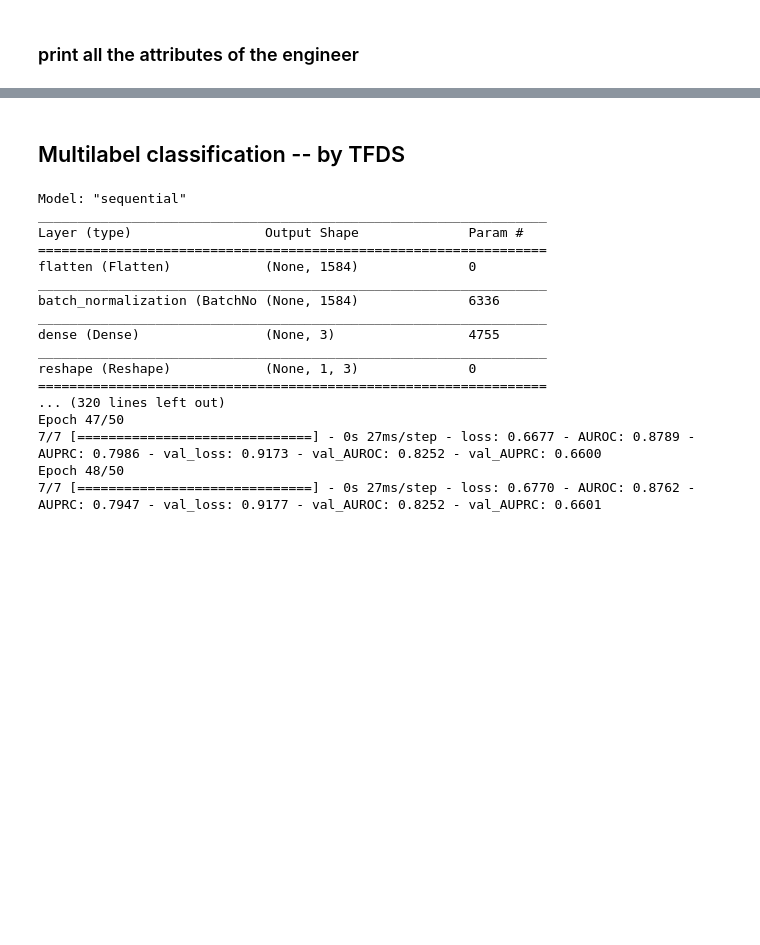
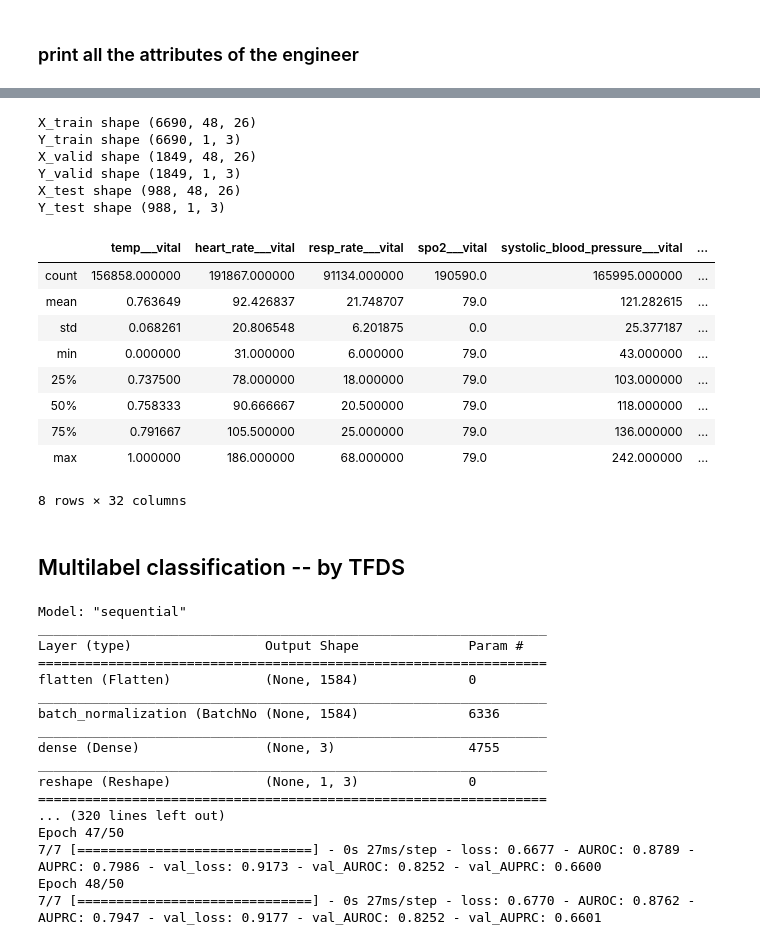
Before and after one commit to JiaxingQiu/FAIRStream, a Jupyter notebook: FAIRStream/tutorial_case4.ipynb, the cells around one changed output, grey strips where cells are left out. Cells and saved outputs as stored; diff of their text form; code cells hidden in the pictures; blank space fills up the shorter version.

```diff
--- a/FAIRStream/tutorial_case4.ipynb
+++ b/FAIRStream/tutorial_case4.ipynb
@@ -164,3 +175,43 @@ bsi_stream.engineer.hist
+# %%
+# save tfds in np.array objects
+X_train, Y_train, X_valid, Y_valid, X_test, Y_test = bsi_stream.engineer.ExtractXY()
+X_train = X_train.astype('float32')
+X_valid = X_valid.astype('float32')
+X_test = X_test.astype('float32')
+print("X_train shape", X_train.shape)
+print("Y_train shape", Y_train.shape)
+print("X_valid shape", X_valid.shape)
+print("Y_valid shape", Y_valid.shape)
+print("X_test shape", X_test.shape)
+print("Y_test shape", Y_test.shape)
+np.save("./X_train_uvanew.npy", X_train)
+np.save("./Y_train_uvanew.npy", Y_train)
+np.save("./X_valid_uvanew.npy", X_valid)
+np.save("./Y_valid_uvanew.npy", Y_valid)
+np.save("./X_test_uvanew.npy", X_test)
+np.save("./Y_test_uvanew.npy", Y_test)
+# %% [output]
+X_train shape (6690, 48, 26)
+Y_train shape (6690, 1, 3)
+X_valid shape (1849, 48, 26)
+Y_valid shape (1849, 1, 3)
+X_test shape (988, 48, 26)
+Y_test shape (988, 1, 3)
+# %%
+all_df = pd.concat( [bsi_stream.engineer.train_df, bsi_stream.engineer.train_df], axis=0)
+all_df = pd.concat( [all_df, bsi_stream.engineer.test_df], axis=0)
+all_df.describe()
+# %% [output]
+|  | temp___vital | heart_rate___vital | resp_rate___vital | spo2___vital | systolic_blood_pressure___vital | ... |
+| count | 156858.000000 | 191867.000000 | 91134.000000 | 190590.0 | 165995.000000 | ... |
+| mean | 0.763649 | 92.426837 | 21.748707 | 79.0 | 121.282615 | ... |
+| std | 0.068261 | 20.806548 | 6.201875 | 0.0 | 25.377187 | ... |
+| min | 0.000000 | 31.000000 | 6.000000 | 79.0 | 43.000000 | ... |
+| 25% | 0.737500 | 78.000000 | 18.000000 | 79.0 | 103.000000 | ... |
+| 50% | 0.758333 | 90.666667 | 20.500000 | 79.0 | 118.000000 | ... |
+| 75% | 0.791667 | 105.500000 | 25.000000 | 79.0 | 136.000000 | ... |
+| max | 1.000000 | 186.000000 | 68.000000 | 79.0 | 242.000000 | ... |
+8 rows × 32 columns
 # %% [markdown]
 ## Multilabel classification -- by TFDS
 # %%
```
Also changed, not shown: parts of 9 cells of this notebook, 2 other files.
